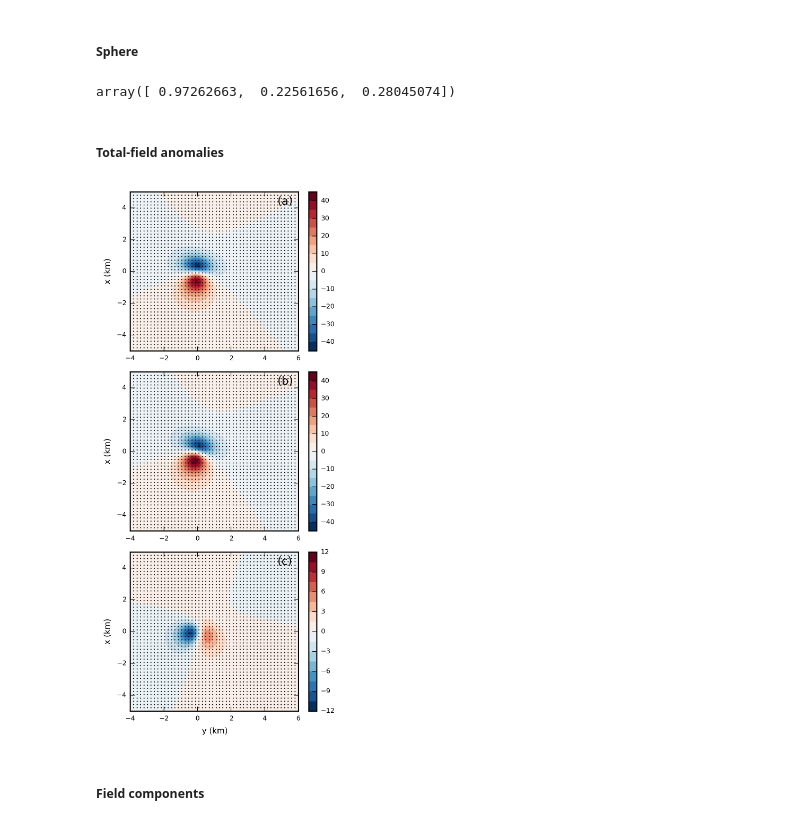
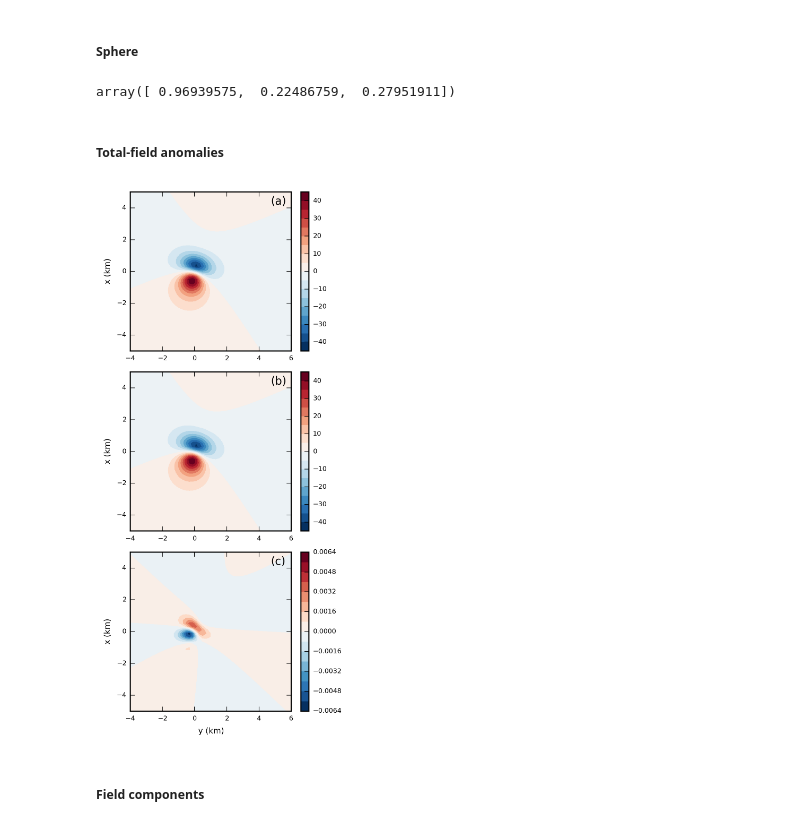
Before and after one commit to pinga-lab/magnetic-ellipsoid, a Jupyter notebook: code/comparison_triaxial_sphere.ipynb, the cells around one changed output. Saved outputs shown, nothing was run; the diff lists cells and outputs as text; code cells hidden in the pictures.

```diff
--- a/code/comparison_triaxial_sphere.ipynb
+++ b/code/comparison_triaxial_sphere.ipynb
@@ -40,12 +40,12 @@ This test compares the total-field anomalies produced by a triaxial ellipsoid wi
 # %% [markdown]
 ##### Triaxial ellipsoid
 # %%
-ellipsoid = TriaxialEllipsoid(0, 0, 1000, 500.1, 500, 499.9, 45, -10, 34,
+ellipsoid = TriaxialEllipsoid(0, 0, 1000, 500.1, 500, 499.9, 40, -60, 180,
                               {'principal susceptibilities': [0.01, 0.01, 0.01],
-                               'susceptibility angles': [0, 90, 89.9],
+                               'susceptibility angles': [-40, 90, 7],
                                'remanent magnetization': [0.7, -7, 10]})
 # %%
-magnetization = triaxial_ellipsoid.magnetization(ellipsoid, F, inc, dec, demag=False)
+magnetization = triaxial_ellipsoid.magnetization(ellipsoid, F, inc, dec, demag=True)
 # %%
 magnetization
 # %% [output]
@@ -64,13 +59,13 @@ spherical_body = Sphere(ellipsoid.x, ellipsoid.y, ellipsoid.z,
 # %%
 spherical_body.props['magnetization']
 # %% [output]
-array([ 0.97262663,  0.22561656,  0.28045074])
+array([ 0.96939575,  0.22486759,  0.27951911])
 # %% [markdown]
 ##### Total-field anomalies
 # %%
 # total-field anomaly produced by the ellipsoid (in nT)
 tf_t = triaxial_ellipsoid.tf(xp, yp, zp, [ellipsoid],
-                             F, inc, dec, demag=False)
+                             F, inc, dec)
 
 # total-field anomaly produced by the sphere (in nT)
 tf_s = sphere.tf(xp, yp, zp, [spherical_body], inc, dec)
@@ -81,9 +76,8 @@ tf_r = tf_t - tf_s
 plt.figure(figsize=(3.15, 7))
 plt.axis('scaled')
 
-#ranges = np.max(np.abs([np.min(tf_t), np.max(tf_t),
-#                        np.min(tf_s), np.max(tf_s)]))
-ranges = np.max(np.abs([np.min(tf_t), np.max(tf_t)]))
+ranges = np.max(np.abs([np.min(tf_t), np.max(tf_t),
+                        np.min(tf_s), np.max(tf_s)]))
 levels = MaxNLocator(nbins=20).tick_values(-ranges, ranges)
 cmap = plt.get_cmap('RdBu_r')
 norm = BoundaryNorm(levels, ncolors=cmap.N, clip=True)
@@ -92,7 +86,6 @@ plt.subplot(3,1,1)
 plt.contourf(0.001*yp.reshape(shape), 0.001*xp.reshape(shape),
              tf_t.reshape(shape), levels=levels,
              cmap = cmap, norm=norm)
-plt.plot(0.001*yp, 0.001*xp, '.k', markersize=1)
 plt.ylabel('x (km)')
 plt.xlim(0.001*np.min(yp), 0.001*np.max(yp))
 plt.ylim(0.001*np.min(xp), 0.001*np.max(xp))
@@ -101,48 +94,41 @@ plt.annotate(s='(a)', xy=(0.88,0.92),
              xycoords = 'axes fraction', color='k',
              fontsize = 10)
 
-ranges = np.max(np.abs([np.min(tf_s), np.max(tf_s)]))
-levels = MaxNLocator(nbins=20).tick_values(-ranges, ranges)
-cmap = plt.get_cmap('RdBu_r')
-norm = BoundaryNorm(levels, ncolors=cmap.N, clip=True)
-
 plt.subplot(3,1,2)
 plt.contourf(0.001*yp.reshape(shape), 0.001*xp.reshape(shape),
              tf_s.reshape(shape), levels=levels,
              cmap = cmap, norm=norm)
-plt.plot(0.001*yp, 0.001*xp, '.k', markersize=1)
 plt.ylabel('x (km)')
 plt.xlim(0.001*np.min(yp), 0.001*np.max(yp))
 plt.ylim(0.001*np.min(xp), 0.001*np.max(xp))
 plt.colorbar()
 plt.annotate(s='(b)', xy=(0.88,0.92),
              xycoords = 'axes fraction', color='k',
              fontsize = 10)
 
 ranges = np.max(np.abs([np.min(tf_r), np.max(tf_r)]))
 levels = MaxNLocator(nbins=20).tick_values(-ranges, ranges)
 cmap = plt.get_cmap('RdBu_r')
 norm = BoundaryNorm(levels, ncolors=cmap.N, clip=True)
 
 plt.subplot(3,1,3)
 plt.contourf(0.001*yp.reshape(shape), 0.001*xp.reshape(shape),
              tf_r.reshape(shape), levels=levels,
              cmap = cmap, norm=norm)
-plt.plot(0.001*yp, 0.001*xp, '.k', markersize=1)
 plt.ylabel('x (km)')
 plt.xlabel('y (km)')
 plt.xlim(0.001*np.min(yp), 0.001*np.max(yp))
 plt.ylim(0.001*np.min(xp), 0.001*np.max(xp))
 plt.colorbar()
 plt.annotate(s='(c)', xy=(0.88,0.92),
              xycoords = 'axes fraction', color='k',
              fontsize = 10)
 
 plt.tight_layout()
 
 plt.show()
 # %% [output]
-[figure, old version]
+[figure, new version]
 # %% [markdown]
 ##### Field components
 # %%
```
Also changed, not shown: parts of 7 cells of this notebook, 4 other files.
